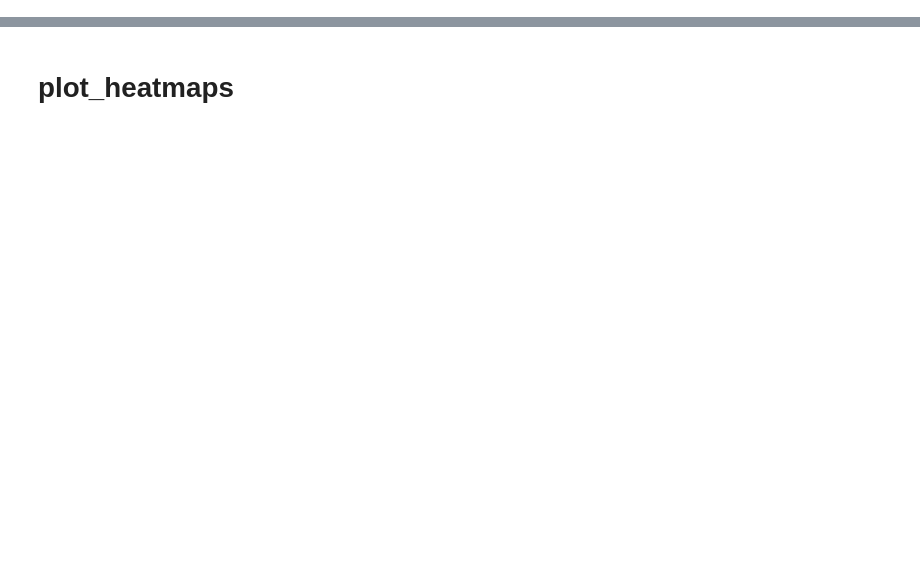
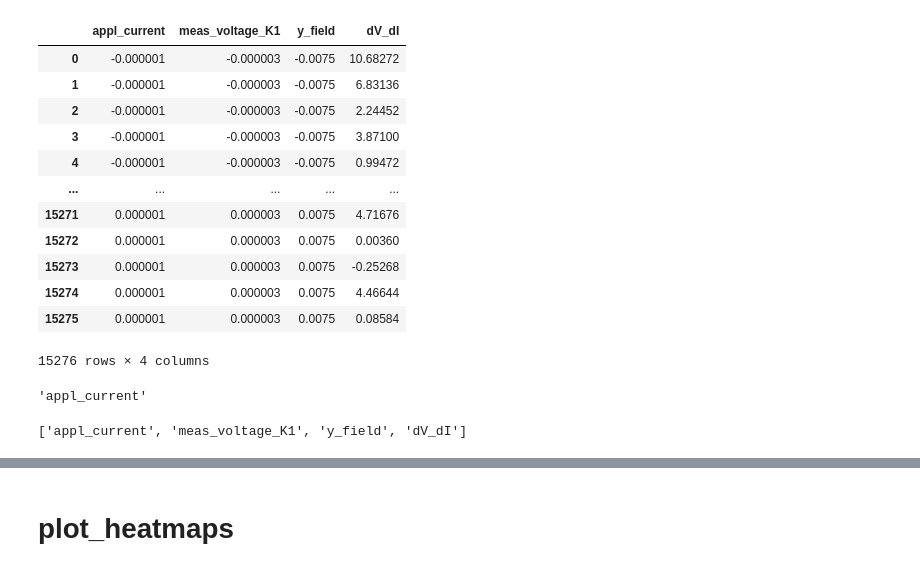
Before and after one commit to QuantumKeLab/QCoDeS_KeLab, a Jupyter notebook: personal_scripts/Albert/PtTe2_flux015B/003/LT/003_LT_analysis.ipynb, the cells around one changed output, grey strips where cells are left out. Drawn from its saved outputs; the diff is of its cells as text; code cells hidden in the pictures; blank space fills up the shorter version.

```diff
--- a/personal_scripts/Albert/PtTe2_flux015B/003/LT/003_LT_analysis.ipynb
+++ b/personal_scripts/Albert/PtTe2_flux015B/003/LT/003_LT_analysis.ipynb
@@ -8,0 +46,24 @@ Imported all modules, QCoDeS version: 0.52.0 initialized
+# %%
+df
+# %% [output]
+|  | appl_current | meas_voltage_K1 | y_field | dV_dI |
+| 0 | -0.000001 | -0.000003 | -0.0075 | 10.68272 |
+| 1 | -0.000001 | -0.000003 | -0.0075 | 6.83136 |
+| 2 | -0.000001 | -0.000003 | -0.0075 | 2.24452 |
+| 3 | -0.000001 | -0.000003 | -0.0075 | 3.87100 |
+| 4 | -0.000001 | -0.000003 | -0.0075 | 0.99472 |
+| ... | ... | ... | ... | ... |
+| 15271 | 0.000001 | 0.000003 | 0.0075 | 4.71676 |
+| 15272 | 0.000001 | 0.000003 | 0.0075 | 0.00360 |
+| 15273 | 0.000001 | 0.000003 | 0.0075 | -0.25268 |
+| 15274 | 0.000001 | 0.000003 | 0.0075 | 4.46644 |
+| 15275 | 0.000001 | 0.000003 | 0.0075 | 0.08584 |
+15276 rows × 4 columns
+# %%
+params[0]
+# %% [output]
+'appl_current'
+# %%
+params
+# %% [output]
+['appl_current', 'meas_voltage_K1', 'y_field', 'dV_dI']
```
Also changed, not shown: parts of 9 cells of this notebook, 6 other files.
